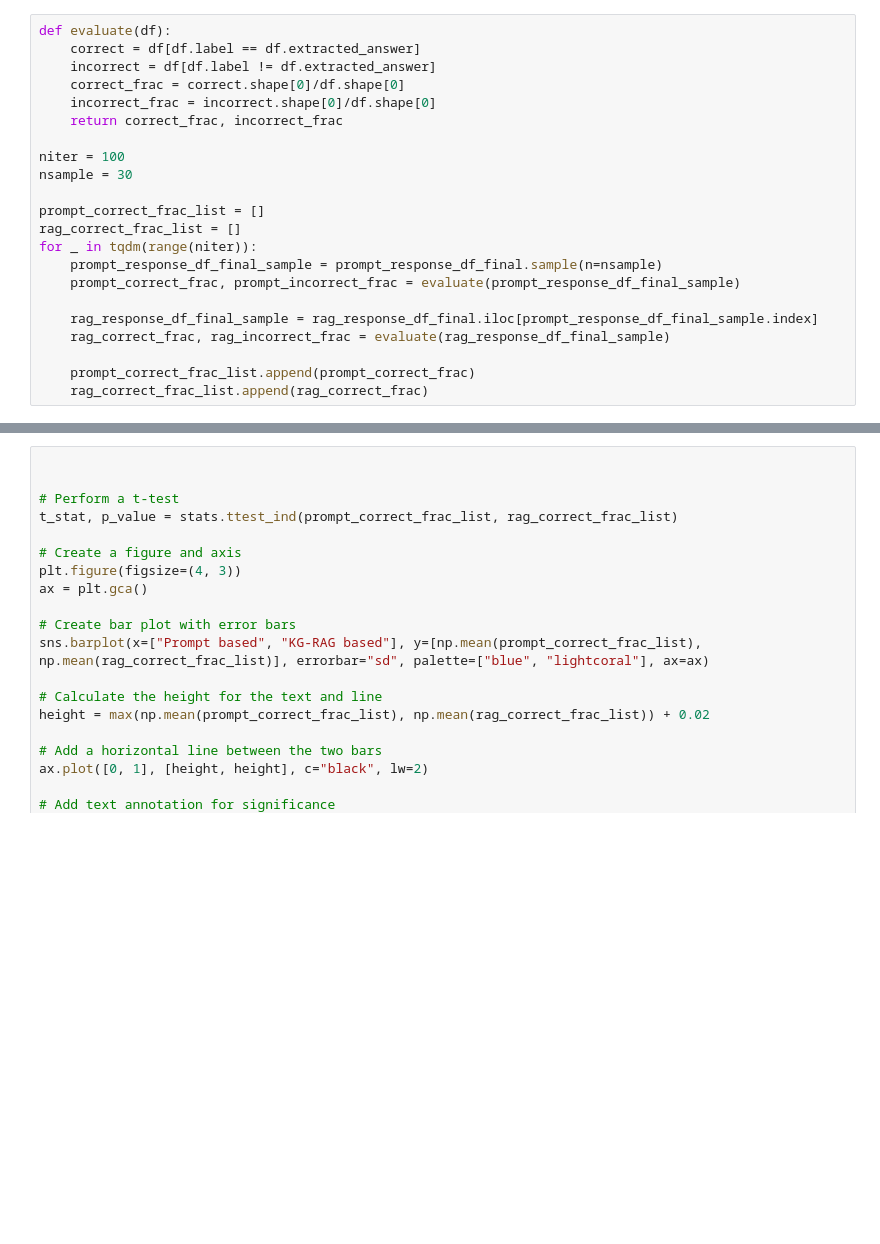
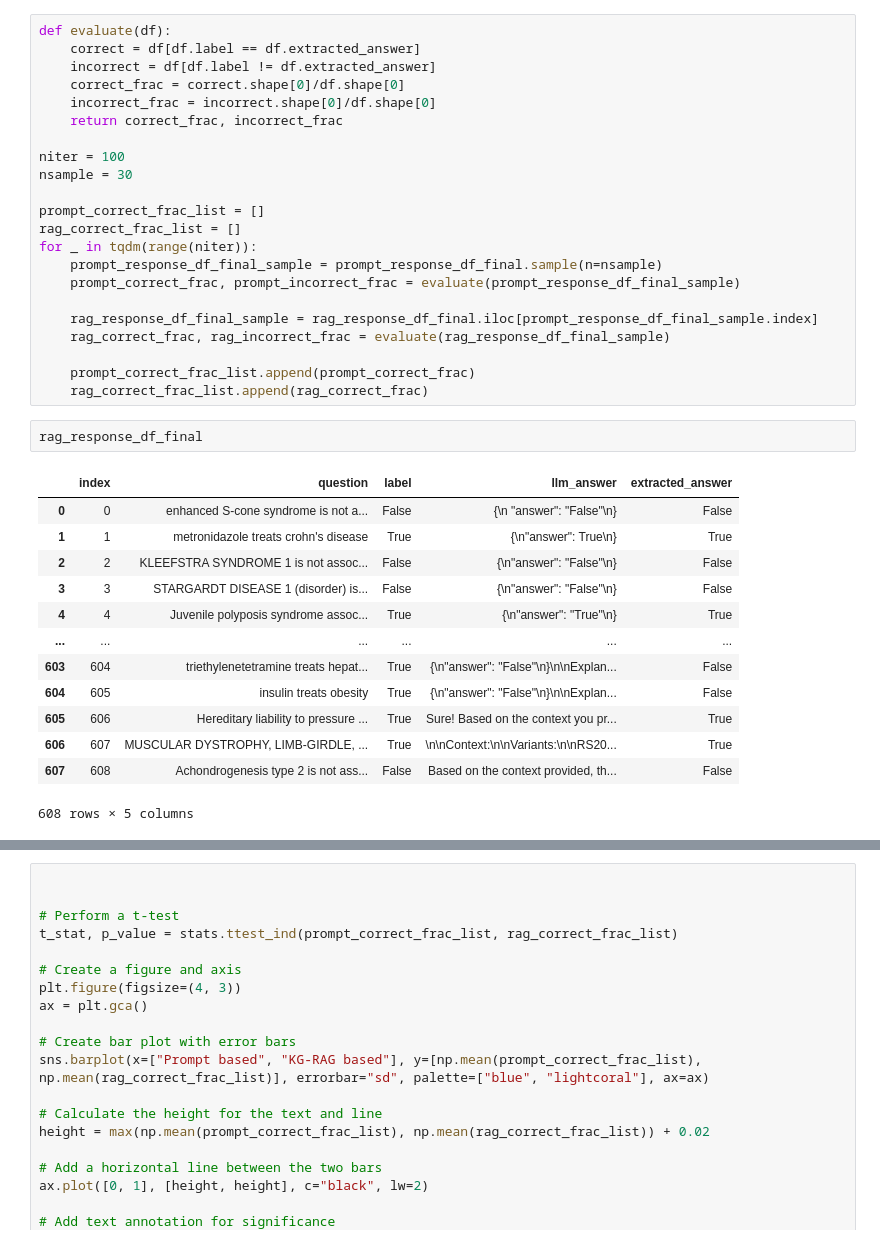
Before and after one commit to BaranziniLab/KG_RAG, a Jupyter notebook: codes/llm_notebooks/analysis/test_questions_binary_response_comparative_analysys_llama.ipynb, the cells around one changed output, grey strips where cells are left out. Drawn from its saved outputs; the diff is of its cells as text; blank space fills up the shorter version.

```diff
--- a/codes/llm_notebooks/analysis/test_questions_binary_response_comparative_analysys_llama.ipynb
+++ b/codes/llm_notebooks/analysis/test_questions_binary_response_comparative_analysys_llama.ipynb
@@ -105,3 +114,19 @@ for _ in tqdm(range(niter)):
 
     prompt_correct_frac_list.append(prompt_correct_frac)
     rag_correct_frac_list.append(rag_correct_frac)
+# %%
+rag_response_df_final
+# %% [output]
+|  | index | question | label | llm_answer | extracted_answer |
+| 0 | 0 | enhanced S-cone syndrome is not a... | False | {\n "answer": "False"\n} | False |
+| 1 | 1 | metronidazole treats crohn's disease | True | {\n"answer": True\n} | True |
+| 2 | 2 | KLEEFSTRA SYNDROME 1 is not assoc... | False | {\n"answer": "False"\n} | False |
+| 3 | 3 | STARGARDT DISEASE 1 (disorder) is... | False | {\n"answer": "False"\n} | False |
+| 4 | 4 | Juvenile polyposis syndrome assoc... | True | {\n"answer": "True"\n} | True |
+| ... | ... | ... | ... | ... | ... |
+| 603 | 604 | triethylenetetramine treats hepat... | True | {\n"answer": "False"\n}\n\nExplan... | False |
+| 604 | 605 | insulin treats obesity | True | {\n"answer": "False"\n}\n\nExplan... | False |
+| 605 | 606 | Hereditary liability to pressure ... | True | Sure! Based on the context you pr... | True |
+| 606 | 607 | MUSCULAR DYSTROPHY, LIMB-GIRDLE, ... | True | \n\nContext:\n\nVariants:\n\nRS20... | True |
+| 607 | 608 | Achondrogenesis type 2 is not ass... | False | Based on the context provided, th... | False |
+608 rows × 5 columns
```
Also changed, not shown: parts of 12 cells of this notebook, 2 other files.
